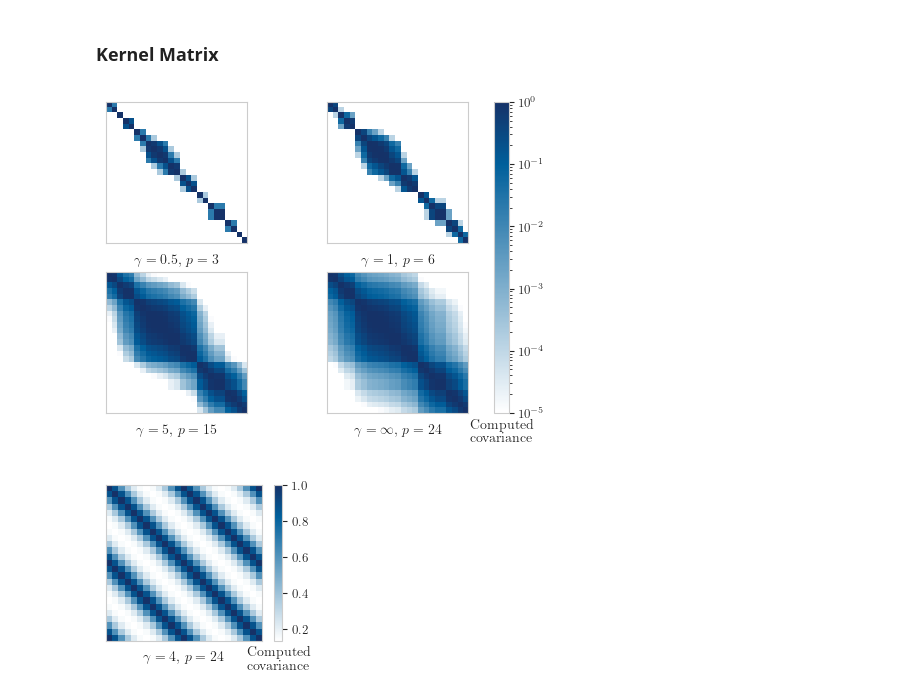
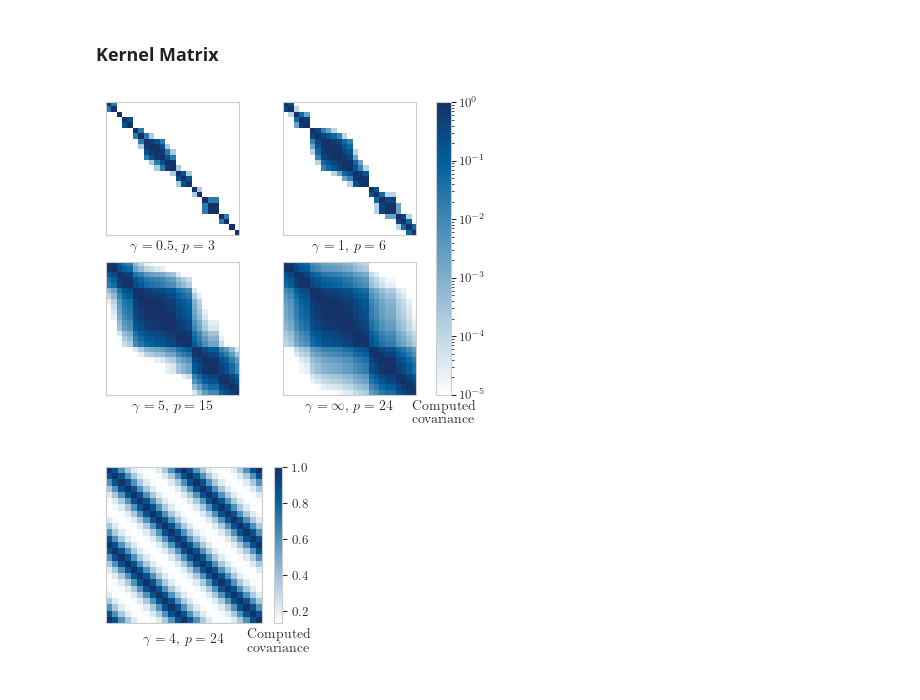
Before and after one commit to ItsNiklas/sparse-gaussian-processes, a Jupyter notebook: plots.ipynb, the cells around one changed output. Drawn from its saved outputs; the diff is of its cells as text; code cells hidden in the pictures.

```diff
--- a/plots.ipynb
+++ b/plots.ipynb
@@ -166,26 +189,26 @@ fig.savefig('dendrobench.pdf', format='pdf', bbox_inches='tight')
 # %%
 rng = np.random.RandomState(2)
 toy_X = jnp.sort(rng.choice(jnp.linspace(0, 10, 100), 25))
 
-fig, axs = plt.subplots(2, 2, figsize=set_size(fraction=1, subplots=(2, 2)))
+fig, axs = plt.subplots(2, 2, figsize=set_size(fraction=.8, subplots=(2, 1.7)))
 
 for i, ax in enumerate(axs.flat):
     thetas = [0.5, 1, 5, float("inf")]
     k = lambda *args: MaternKernel32(1, 0.7, *args) * WendlandTapering(3, thetas[i], *args)
     K = cov_matrix(toy_X, toy_X, k)
 
     thetas[-1] = r"\infty"
     im = ax.matshow(K, norm=matplotlib.colors.LogNorm(vmin=1e-5, vmax=1))
     ax.set_xlabel(rf"$\gamma = {thetas[i]}$, $p = {band.bandwidth(K)}$")
     ax.get_xaxis().set_ticks([]);
     ax.get_yaxis().set_ticks([])
 
 clb = fig.colorbar(im, ax=axs.ravel().tolist())
 clb.ax.set_xlabel("Computed\n covariance")
 plt.show()
 fig.savefig('wendlands.pdf', format='pdf', bbox_inches='tight')
 # %% [output]
-[figure, old version]
+[figure, new version]
 # %%
 rng = np.random.RandomState(2)
 #toy_X = jnp.sort(rng.choice(jnp.linspace(0, 10, 100), 25))
```
Also changed, not shown: parts of 6 cells of this notebook, 1 other file.
